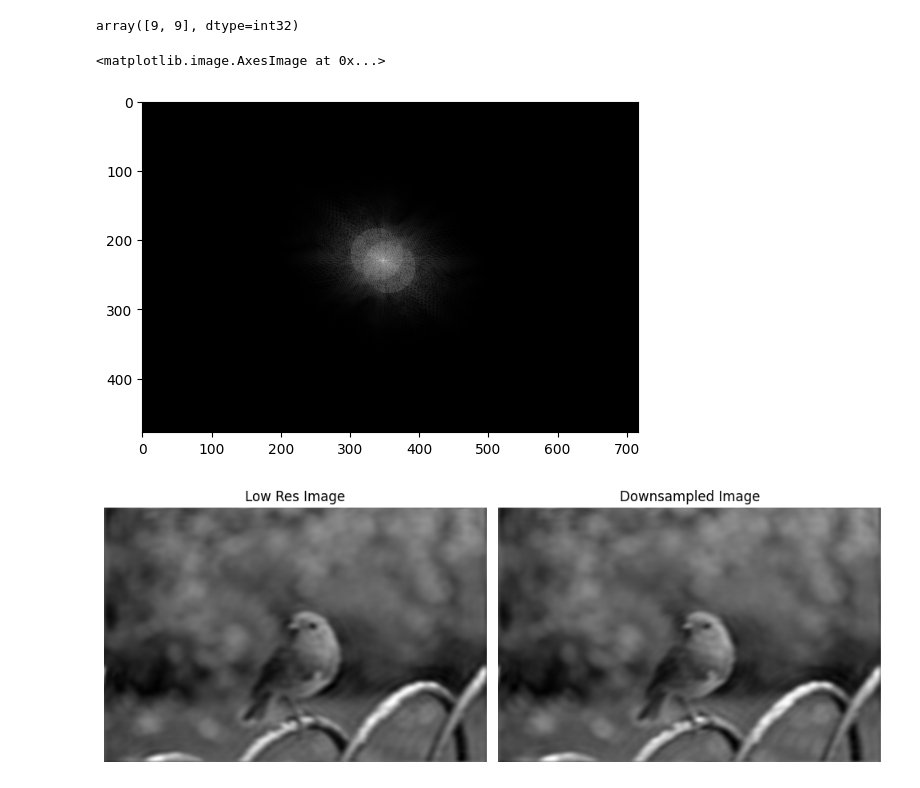
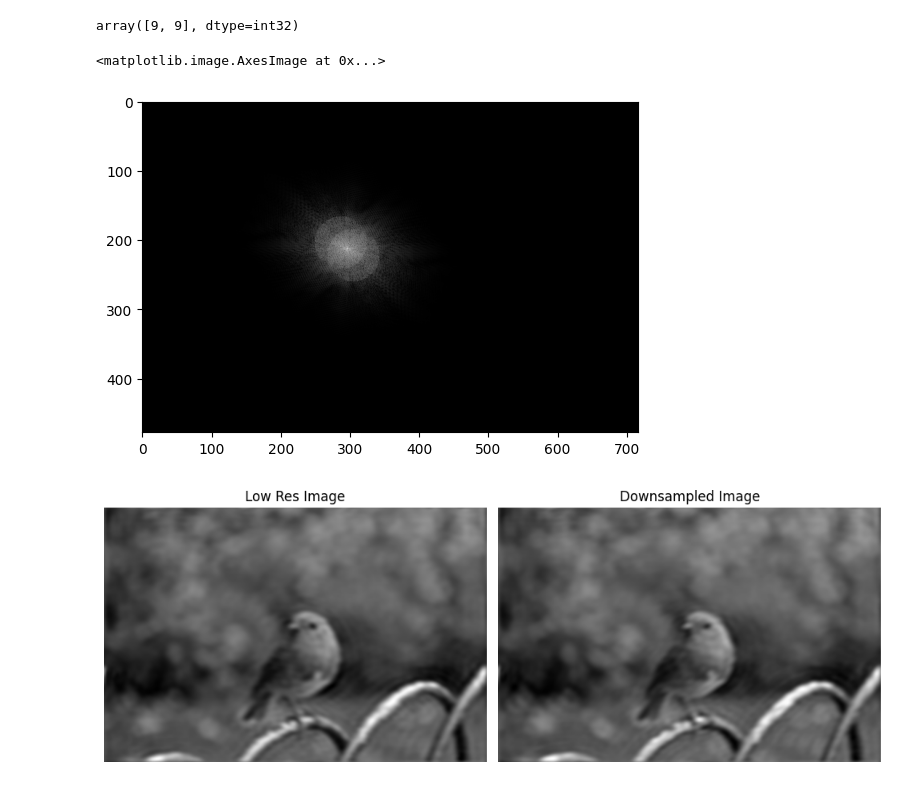
Before and after one commit to irenesmayo03/IMIP-Project, a Jupyter notebook: FP_Yen/Ptychography Simulated Captured Images Generator 02.06.ipynb, the cells around one changed output. Saved outputs shown, nothing was run; the diff lists cells and outputs as text; code cells hidden in the pictures.

```diff
--- a/FP_Yen/Ptychography Simulated Captured Images Generator 02.06.ipynb
+++ b/FP_Yen/Ptychography Simulated Captured Images Generator 02.06.ipynb
@@ -232,20 +232,20 @@ array([9, 9], dtype=int32)
 # %%
 #Debugging: Display the patch cut by downsamp function
 downsamp = lambda x, cen: x[
         cen[0] - Np[0]//2 : cen[0] - Np[0]//2 + Np[0],
         cen[1] - Np[1]//2 : cen[1] - Np[1]//2 + Np[1]
     ]
 
-check_index = 1  # Example index to check
+check_index = 47  # Example index to check
 m=check_index
 Psi0 = np.zeros((Np[0], Np[1], 1), dtype=complex)
 cen = np.zeros((2, 1), dtype=int)
 cen[:, 0] = np.array(cen0) +Ns[0, m, :].astype(int)
 Psi0[:, :, 0] = downsamp(O0, cen[:, 0])
 plt.imshow(np.log1p(np.abs(Psi0[:, :, 0])), cmap='gray')
 # %% [output]
 <matplotlib.image.AxesImage at 0x...>
-[figure, old version]
+[figure, new version]
 # %%
 #Debugging: Visualize the fourier transform of the down sampled image
 I_est=np.abs(ifft2(ifftshift(Psi0[:, :, 0])))**2
```
Also changed, not shown: parts of 1 cell of this notebook, 1 other file.
